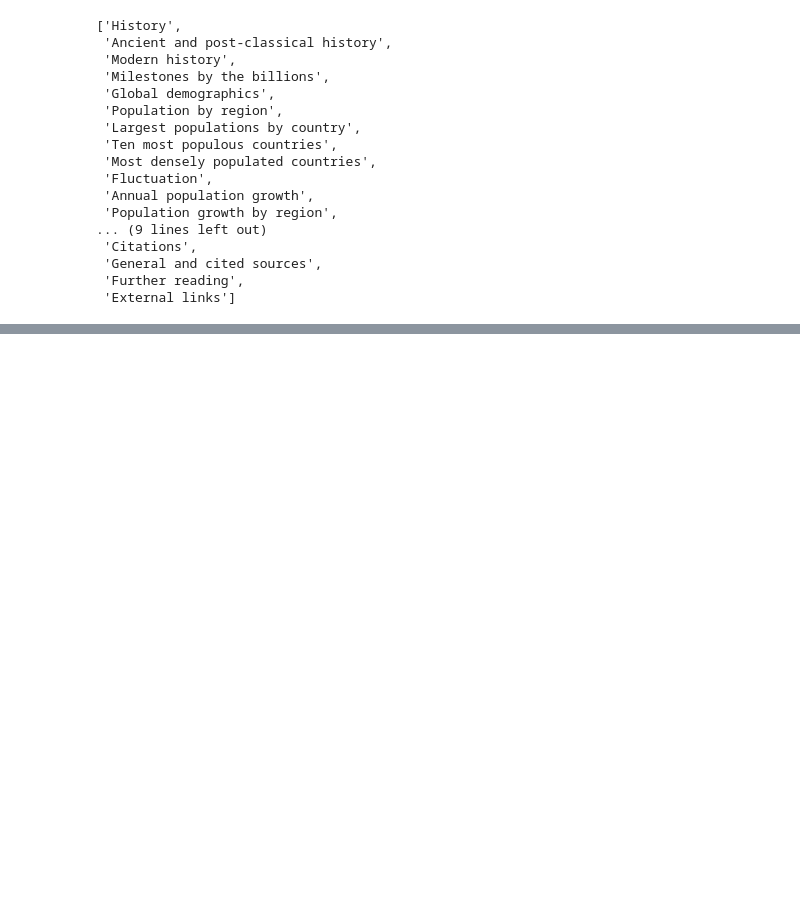
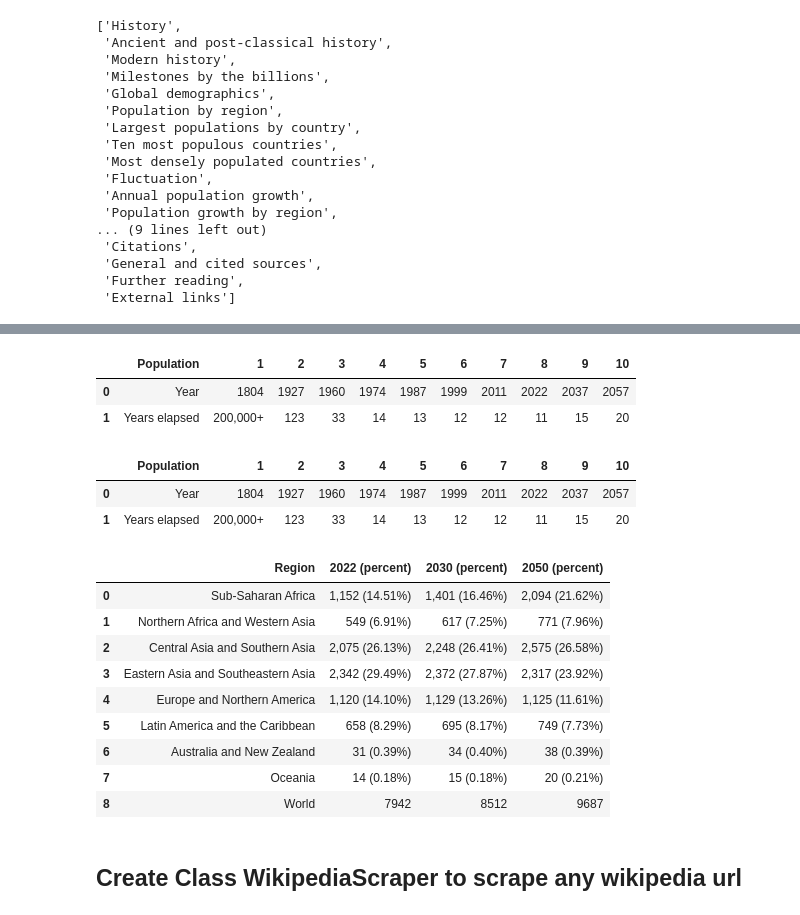
Before and after one commit to PoojaMau/Advance-Python, a Jupyter notebook: Web Scraping.ipynb/Project 1.ipynb, the cells around one changed output, grey strips where cells are left out. Saved outputs shown, nothing was run; the diff lists cells and outputs as text; code cells hidden in the pictures; blank space fills up the shorter version.

```diff
--- a/Web Scraping.ipynb/Project 1.ipynb
+++ b/Web Scraping.ipynb/Project 1.ipynb
@@ -162,0 +232,3 @@ heading_text
+# %%
+table_tags = soup.find_all("table", class_="wikitable")
+table_tags[0]
@@ -162,0 +253,8 @@ heading_text
+# %%
+import pandas as pd
+df = pd.read_html(str(table_tags[0]))[0]
+df
+# %% [output]
+|  | Population | 1 | 2 | 3 | 4 | 5 | 6 | 7 | 8 | 9 | 10 |
+| 0 | Year | 1804 | 1927 | 1960 | 1974 | 1987 | 1999 | 2011 | 2022 | 2037 | 2057 |
+| 1 | Years elapsed | 200,000+ | 123 | 33 | 14 | 13 | 12 | 12 | 11 | 15 | 20 |
@@ -162,0 +266,21 @@ heading_text
+# %%
+tables[0]
+# %% [output]
+|  | Population | 1 | 2 | 3 | 4 | 5 | 6 | 7 | 8 | 9 | 10 |
+| 0 | Year | 1804 | 1927 | 1960 | 1974 | 1987 | 1999 | 2011 | 2022 | 2037 | 2057 |
+| 1 | Years elapsed | 200,000+ | 123 | 33 | 14 | 13 | 12 | 12 | 11 | 15 | 20 |
+# %%
+tables[1]
+# %% [output]
+|  | Region | 2022 (percent) | 2030 (percent) | 2050 (percent) |
+| 0 | Sub-Saharan Africa | 1,152 (14.51%) | 1,401 (16.46%) | 2,094 (21.62%) |
+| 1 | Northern Africa and Western Asia | 549 (6.91%) | 617 (7.25%) | 771 (7.96%) |
+| 2 | Central Asia and Southern Asia | 2,075 (26.13%) | 2,248 (26.41%) | 2,575 (26.58%) |
+| 3 | Eastern Asia and Southeastern Asia | 2,342 (29.49%) | 2,372 (27.87%) | 2,317 (23.92%) |
+| 4 | Europe and Northern America | 1,120 (14.10%) | 1,129 (13.26%) | 1,125 (11.61%) |
+| 5 | Latin America and the Caribbean | 658 (8.29%) | 695 (8.17%) | 749 (7.73%) |
+| 6 | Australia and New Zealand | 31 (0.39%) | 34 (0.40%) | 38 (0.39%) |
+| 7 | Oceania | 14 (0.18%) | 15 (0.18%) | 20 (0.21%) |
+| 8 | World | 7942 | 8512 | 9687 |
+# %% [markdown]
+## Create Class WikipediaScraper to scrape any wikipedia url
```
Also changed, not shown: parts of 39 cells of this notebook.
